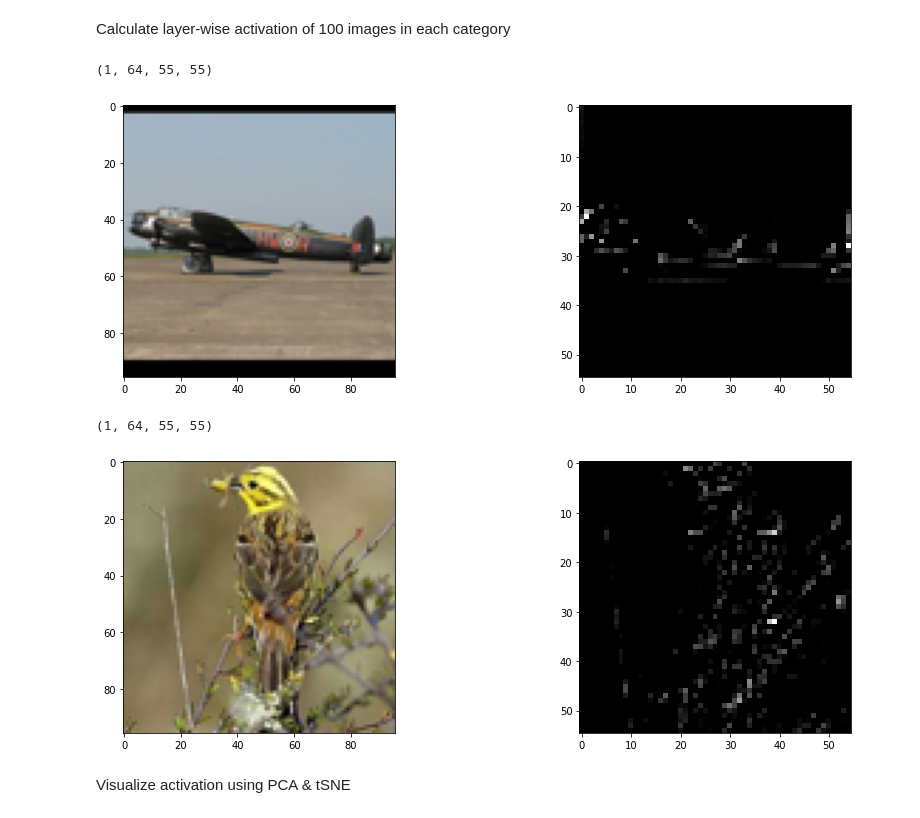
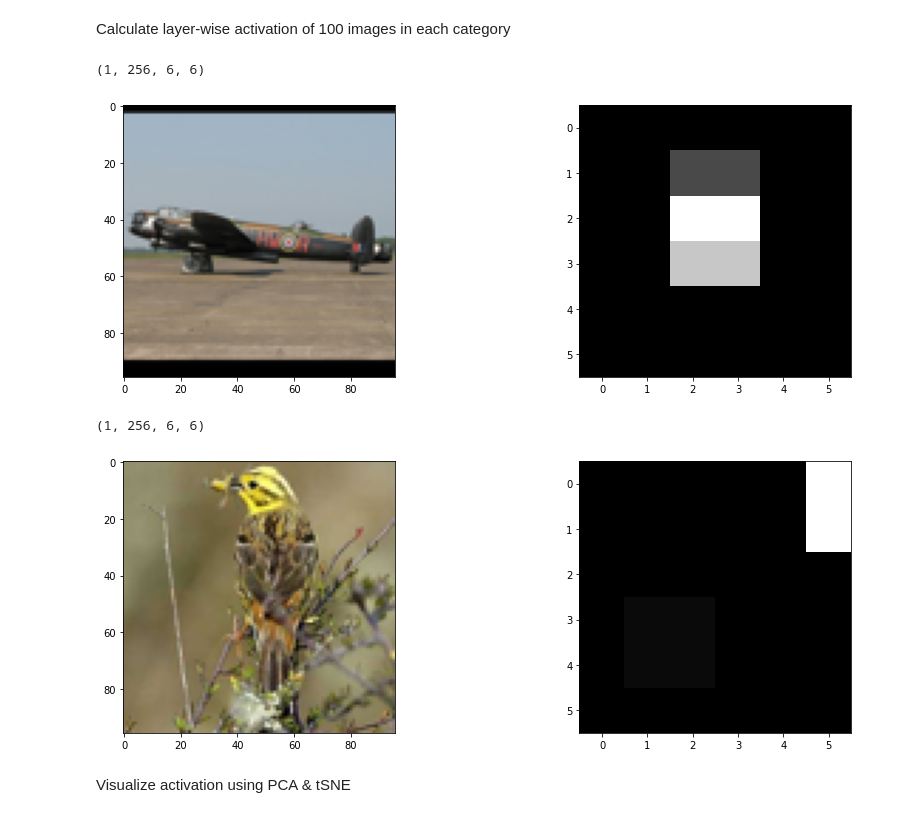
Before and after one commit to WoochulChoi/cogpsych2023_Tutorial, a Jupyter notebook: Tutorial_AlexNet_v1.ipynb, the cells around one changed output. Cells and saved outputs as stored; diff of their text form; code cells hidden in the pictures.

```diff
--- a/Tutorial_AlexNet_v1.ipynb
+++ b/Tutorial_AlexNet_v1.ipynb
@@ -133,7 +137,7 @@ Visualize Activation in the first layer
 output = model(img_tensor)
 
 # Get the activations for the first convolutional layer
-activations = model.features[:2](img_tensor)
+activations = model.features[0](img_tensor)
 activations = activations[0].detach().numpy()
 
 # Plot the activations for the first convolutional layer
@@ -315,7 +319,7 @@ for image in cat1_input_tensor:
     category1_activations.append(layer_activations)
 
 n = 0 # nth image
-m = 0 # mth layer
+m = 12 # mth layer
 k = 0 # kth channel
 
 # Extract activations for nth image and mth layer
@@ -324,38 +328,38 @@ print(temp_activations1.shape)
 
 # Plot original image and activations side by side
 fig, axs = plt.subplots(1, 2, figsize=(15, 5))
 axs[0].imshow(category1_images[n], cmap='gray')
 axs[1].imshow(temp_activations1[0, k], cmap='gray')
 plt.show()
 
 category2_activations = []
 # Pass each image through the network
 for image in cat2_input_tensor:
     test_tensor = image.unsqueeze(0)
     layer_activations = []
     for name, module in model.features._modules.items(): #Feature extraction layers
         test_tensor = module(test_tensor)
         layer_activations.append(test_tensor)
     category2_activations.append(layer_activations)
 
 n = 0 # nth image
-m = 0 # mth layer
+m = 12 # mth layer
 k = 0 # kth channel
 
 # Extract activations for nth image and mth layer
 temp_activations2 = category2_activations[n][m].detach().numpy()
 print(temp_activations2.shape)
 
 # Plot original image and activations side by side
 fig, axs = plt.subplots(1, 2, figsize=(15, 5))
 axs[0].imshow(category2_images[n], cmap='gray')
 axs[1].imshow(temp_activations2[0, k], cmap='gray')
 plt.show()
 # %% [output]
-(1, 64, 55, 55)
+(1, 256, 6, 6)
-[figure, old version]
+[figure, new version]
-(1, 64, 55, 55)
+(1, 256, 6, 6)
-[figure, old version]
+[figure, new version]
 # %% [markdown]
 Visualize activation using PCA & tSNE
 # %%
```
Also changed, not shown: parts of 8 cells of this notebook.
